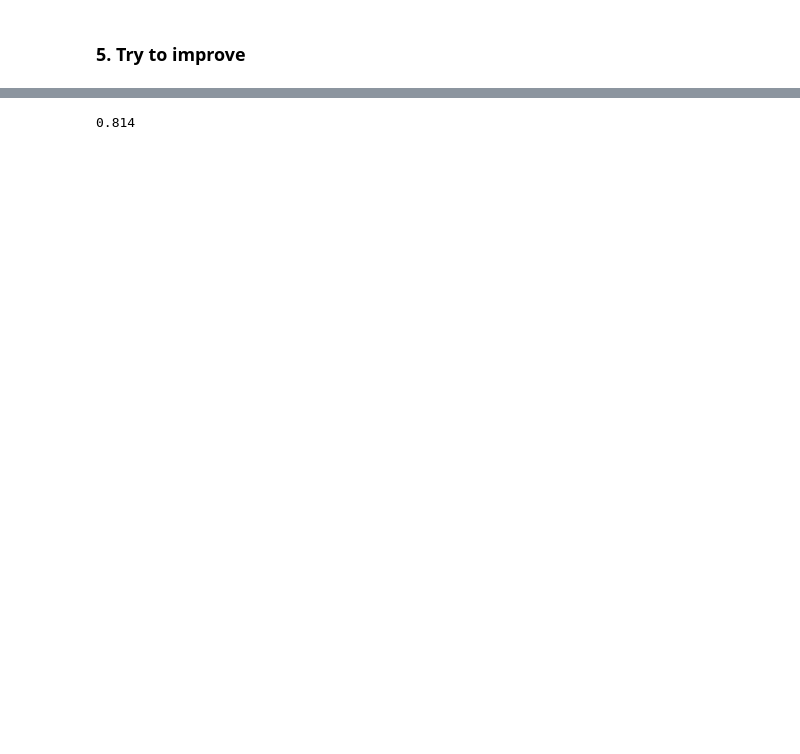
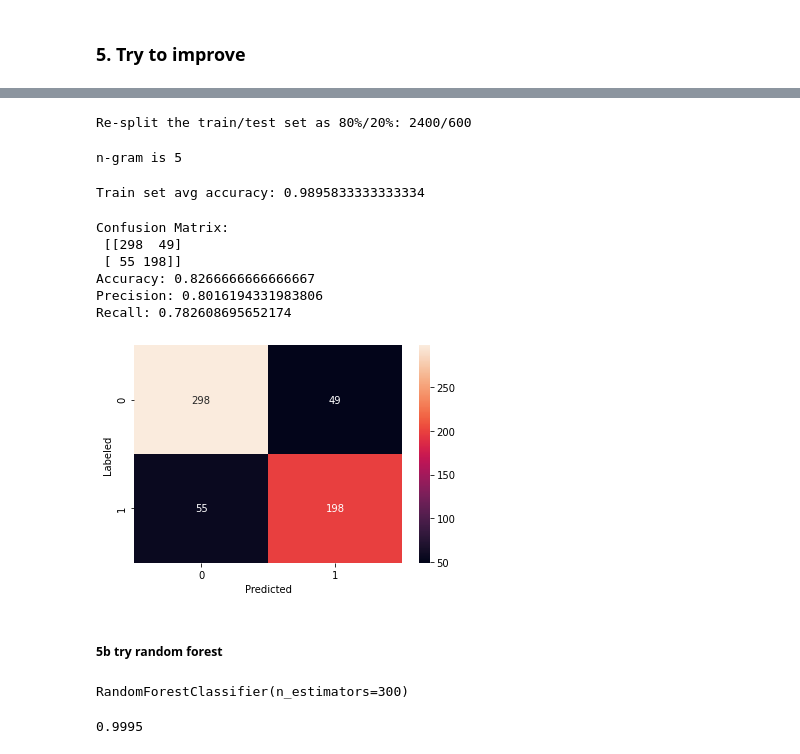
Before and after one commit to datamut/simplesentiment, a Jupyter notebook: sentiment.ipynb, the cells around one changed output, grey strips where cells are left out. Saved outputs shown, nothing was run; the diff lists cells and outputs as text; code cells hidden in the pictures; blank space fills up the shorter version.

```diff
--- a/sentiment.ipynb
+++ b/sentiment.ipynb
@@ -274,4 +407,28 @@ Train set accuracy: 0.988
-# %%
-evaluate_model(mix_clf_model, mix_test_set, mix_feature2index)
-# %% [output]
-0.814
+# %%
+train_set_sh = train_set[:800] + train_set[1000:1800] + test_set[:800]
+test_set_sh = train_set[800:1000] + train_set[1800:] + test_set[800:]
+# %%
+print(f'Re-split the train/test set as 80%/20%: {len(train_set_sh)}/{len(test_set_sh)}')
+# %% [output]
+Re-split the train/test set as 80%/20%: 2400/600
+# %%
+prepared_data_sh = generate_all_datasets(train_set_sh, test_set_sh, 5, False)
+# %% [output]
+n-gram is 5
+# %%
+clf_lr_sh = train_lr_model(prepared_data_sh.X_train, prepared_data_sh.y_train)
+# %% [output]
+Train set avg accuracy: 0.9895833333333334
+# %%
+y_predict_sh = clf_lr_sh.predict(prepared_data_sh.X_test)
+evaluate_model(prepared_data_sh.y_test, y_predict_sh)
+# %% [output]
+Confusion Matrix:
+ [[298  49]
+ [ 55 198]]
+Accuracy: 0.8266666666666667
+Precision: 0.8016194331983806
+Recall: 0.782608695652174
+[figure, added]
+# %% [markdown]
+##### 5b try random forest
@@ -277,0 +437,9 @@ evaluate_model(mix_clf_model, mix_test_set, mix_feature2index)
+# %%
+clf_rf = RandomForestClassifier(n_estimators=300)
+clf_rf.fit(prepared_data.X_train, prepared_data.y_train)
+# %% [output]
+RandomForestClassifier(n_estimators=300)
+# %%
+clf_rf.score(prepared_data.X_train, prepared_data.y_train)
+# %% [output]
+0.9995
```
Also changed, not shown: parts of 70 cells of this notebook.
